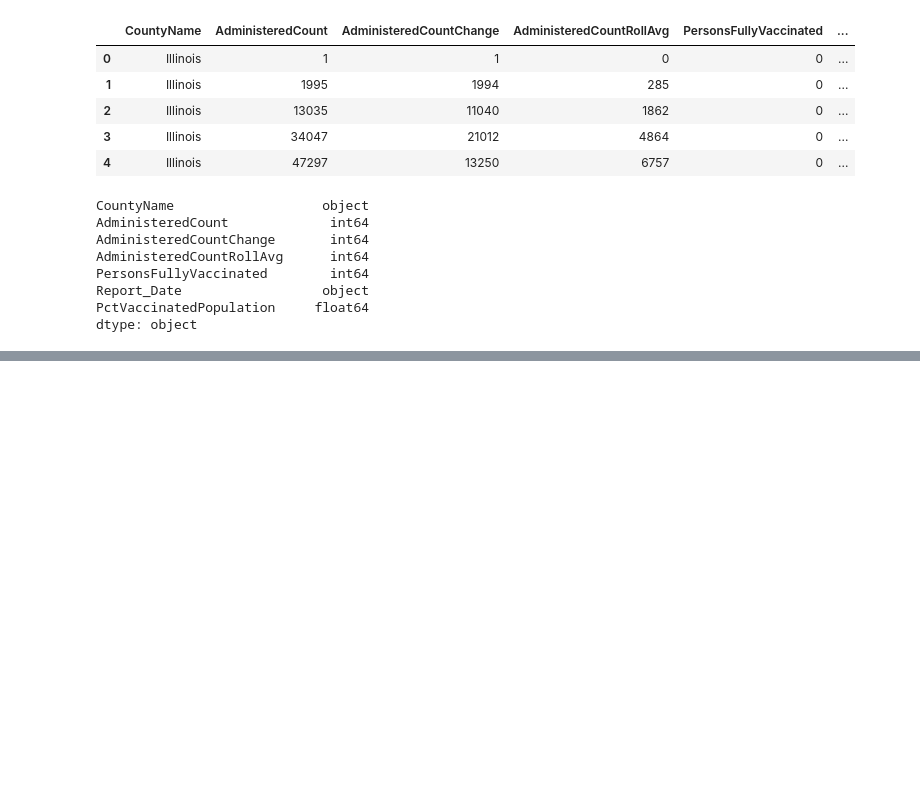
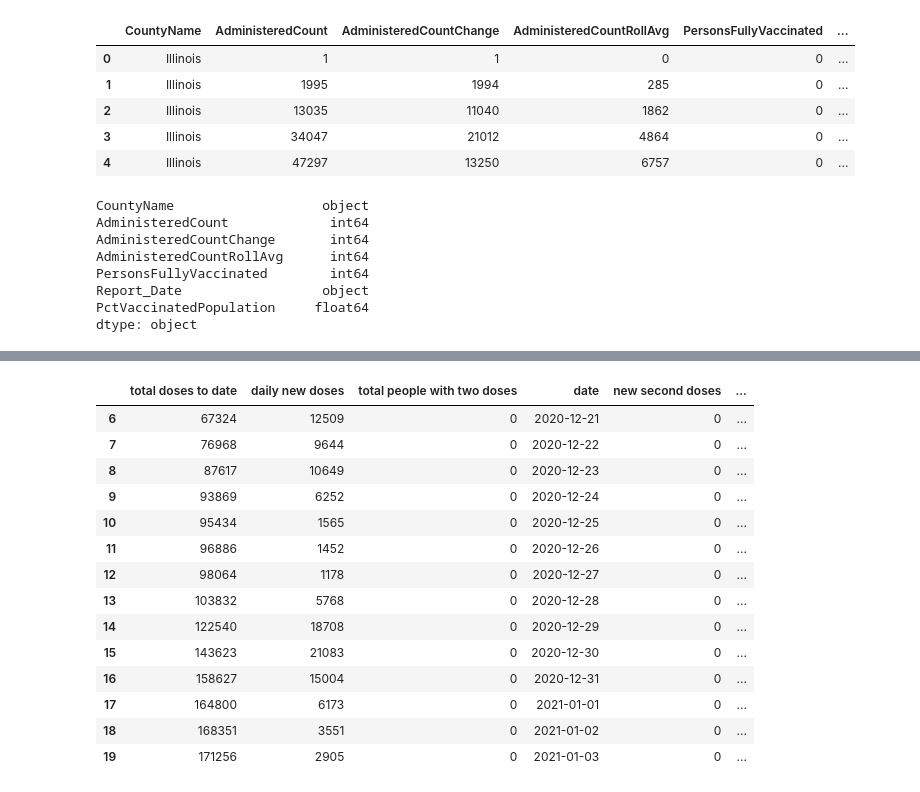
Before and after one commit to leah-handel/IDPH, a Jupyter notebook: Illinois Vaccination Data.ipynb, the cells around one changed output, grey strips where cells are left out. Saved outputs shown, nothing was run; the diff lists cells and outputs as text; code cells hidden in the pictures; blank space fills up the shorter version.

```diff
--- a/Illinois Vaccination Data.ipynb
+++ b/Illinois Vaccination Data.ipynb
@@ -39,0 +39,5 @@ ValueError: '-' is a bad directive in format '%-m/%-d/%y %-I:%M'
+# %%
+data = data.rename(columns={'AdministeredCount':'total doses to date',
+                     'AdministeredCountChange':'daily new doses',
+                     'PersonsFullyVaccinated':'total people with two doses',
+                     'Report_Date': "date"})
@@ -39,0 +53,15 @@ ValueError: '-' is a bad directive in format '%-m/%-d/%y %-I:%M'
+# %%
+for index, row in data.iterrows():
+    if index == 0:
+        data.loc[index, "new second doses"] = 0
+    else:
+        previous = index - 1
+        data.loc[index, "new second doses"] = data.loc[index, "total people with two doses"] - data.loc[previous, "total people with two doses"]
+
+    data.loc[index, "new first doses"] = data.loc[index, "daily new doses"] - data.loc[index, "new second doses"]
+# %%
+data["new second doses"] = data["new second doses"].astype("int64")
+data["new first doses"] = data["new first doses"].astype("int64")
+# %%
+data["first dose 7 day rolling average"] = data.rolling(window=7, on="date", min_periods=1)["new first doses"].mean()
+data["second dose 7 day rolling average"] = data.rolling(window=7, on="date")["new second doses"].mean()
@@ -39,0 +121,18 @@ ValueError: '-' is a bad directive in format '%-m/%-d/%y %-I:%M'
+# %%
+data.loc[data["second dose 7 day rolling average"]==0,:]
+# %% [output]
+|  | total doses to date | daily new doses | total people with two doses | date | new second doses | ... |
+| 6 | 67324 | 12509 | 0 | 2020-12-21 | 0 | ... |
+| 7 | 76968 | 9644 | 0 | 2020-12-22 | 0 | ... |
+| 8 | 87617 | 10649 | 0 | 2020-12-23 | 0 | ... |
+| 9 | 93869 | 6252 | 0 | 2020-12-24 | 0 | ... |
+| 10 | 95434 | 1565 | 0 | 2020-12-25 | 0 | ... |
+| 11 | 96886 | 1452 | 0 | 2020-12-26 | 0 | ... |
+| 12 | 98064 | 1178 | 0 | 2020-12-27 | 0 | ... |
+| 13 | 103832 | 5768 | 0 | 2020-12-28 | 0 | ... |
+| 14 | 122540 | 18708 | 0 | 2020-12-29 | 0 | ... |
+| 15 | 143623 | 21083 | 0 | 2020-12-30 | 0 | ... |
+| 16 | 158627 | 15004 | 0 | 2020-12-31 | 0 | ... |
+| 17 | 164800 | 6173 | 0 | 2021-01-01 | 0 | ... |
+| 18 | 168351 | 3551 | 0 | 2021-01-02 | 0 | ... |
+| 19 | 171256 | 2905 | 0 | 2021-01-03 | 0 | ... |
```
Also changed, not shown: parts of 18 cells of this notebook, 1 other file.
